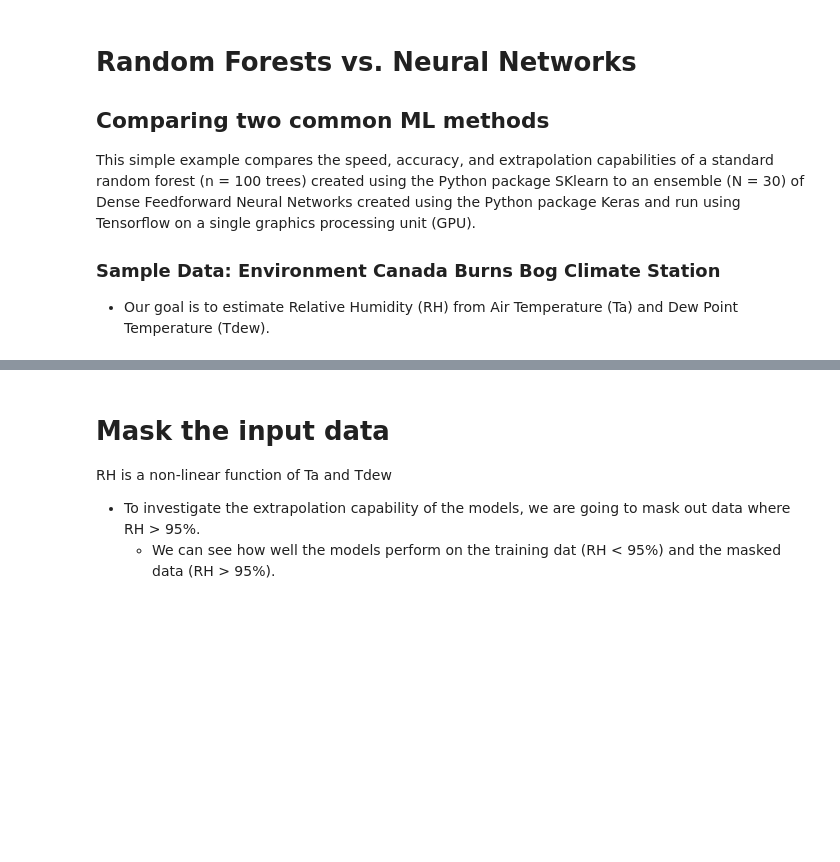
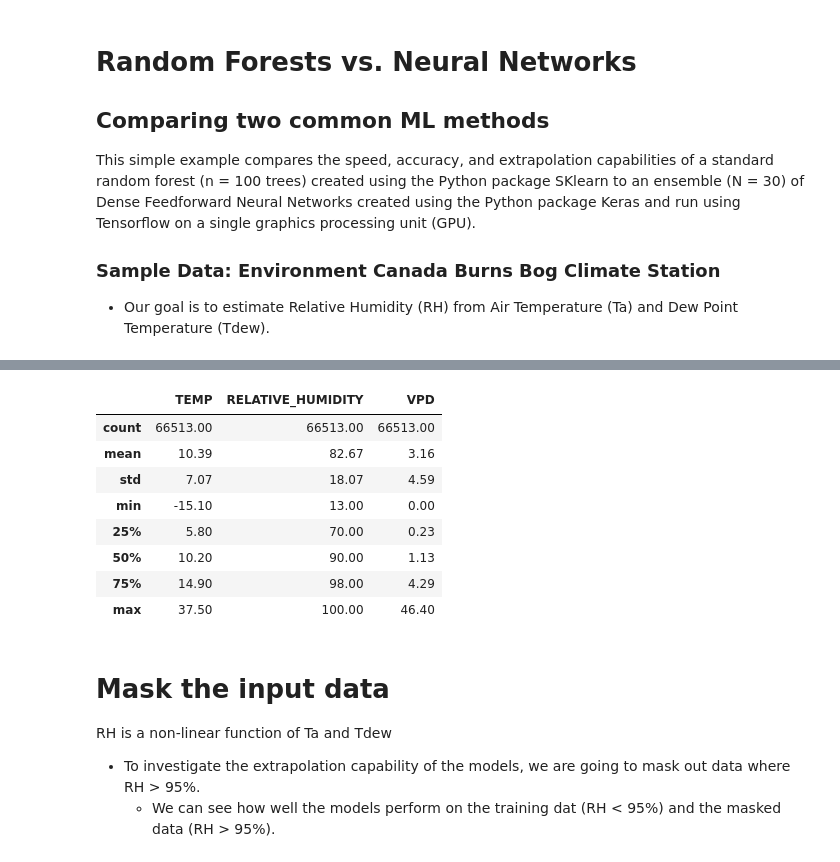
Before and after one commit to June-Skeeter/ML_Scripts, a Jupyter notebook: NN_v_RF_example.ipynb, the cells around one changed output, grey strips where cells are left out. Cells and saved outputs as stored; diff of their text form; code cells hidden in the pictures; blank space fills up the shorter version.

```diff
--- a/NN_v_RF_example.ipynb
+++ b/NN_v_RF_example.ipynb
@@ -78,3 +89,23 @@ Data
+# %%
+
+
+# Read/parse the input data
+root_url = "Data/DELTA BURNS BOG.csv"
+Data = pd.read_csv(root_url, parse_dates=['LOCAL_DATE'], low_memory=False)
+Data = Data.set_index('LOCAL_DATE')
+Data = (Data[['TEMP','RELATIVE_HUMIDITY']].dropna())
+Data['VPD'] = Calc_VPD(Data['TEMP'],Data['RELATIVE_HUMIDITY'])
+Data.describe().round(2)
+# %% [output]
+|  | TEMP | RELATIVE_HUMIDITY | VPD |
+| count | 66513.00 | 66513.00 | 66513.00 |
+| mean | 10.39 | 82.67 | 3.16 |
+| std | 7.07 | 18.07 | 4.59 |
+| min | -15.10 | 13.00 | 0.00 |
+| 25% | 5.80 | 70.00 | 0.23 |
+| 50% | 10.20 | 90.00 | 1.13 |
+| 75% | 14.90 | 98.00 | 4.29 |
+| max | 37.50 | 100.00 | 46.40 |
 # %% [markdown]
 # Mask the input data
 
```
Also changed, not shown: parts of 1 cell of this notebook.
